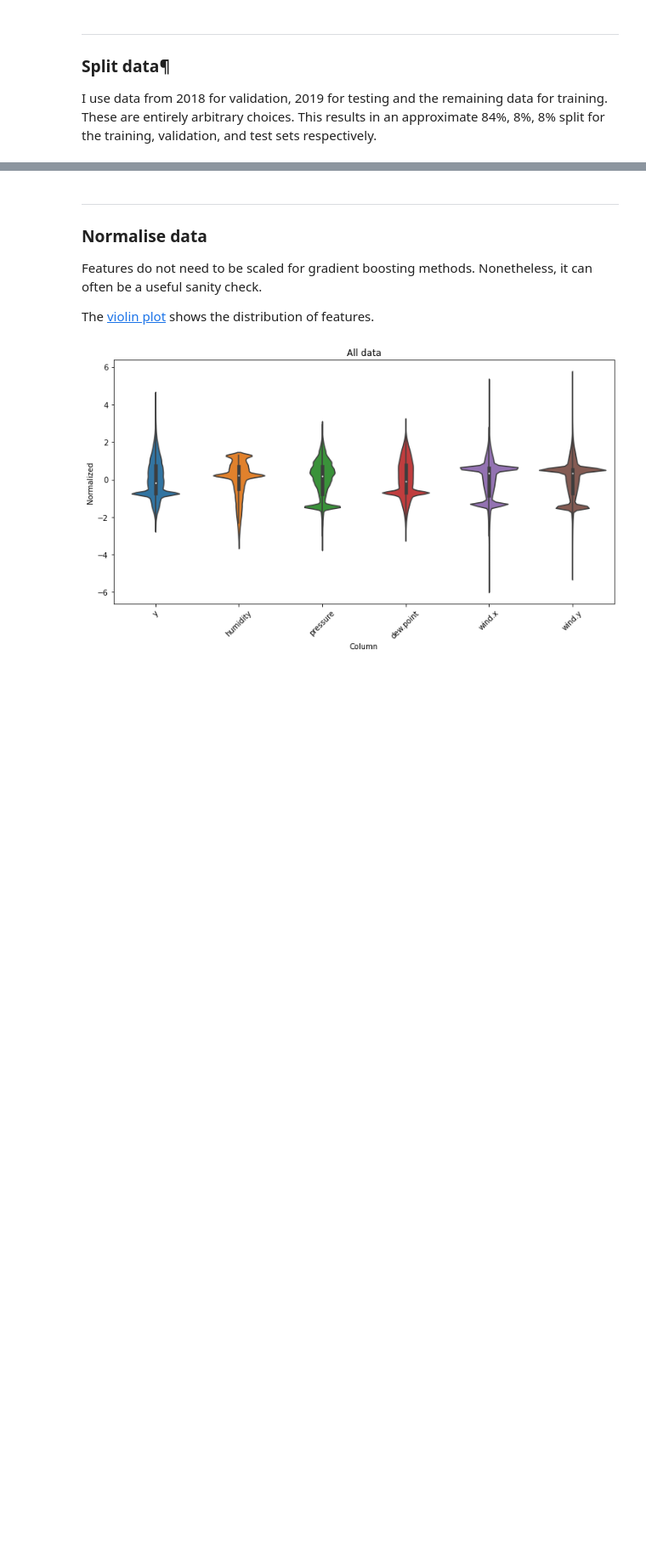
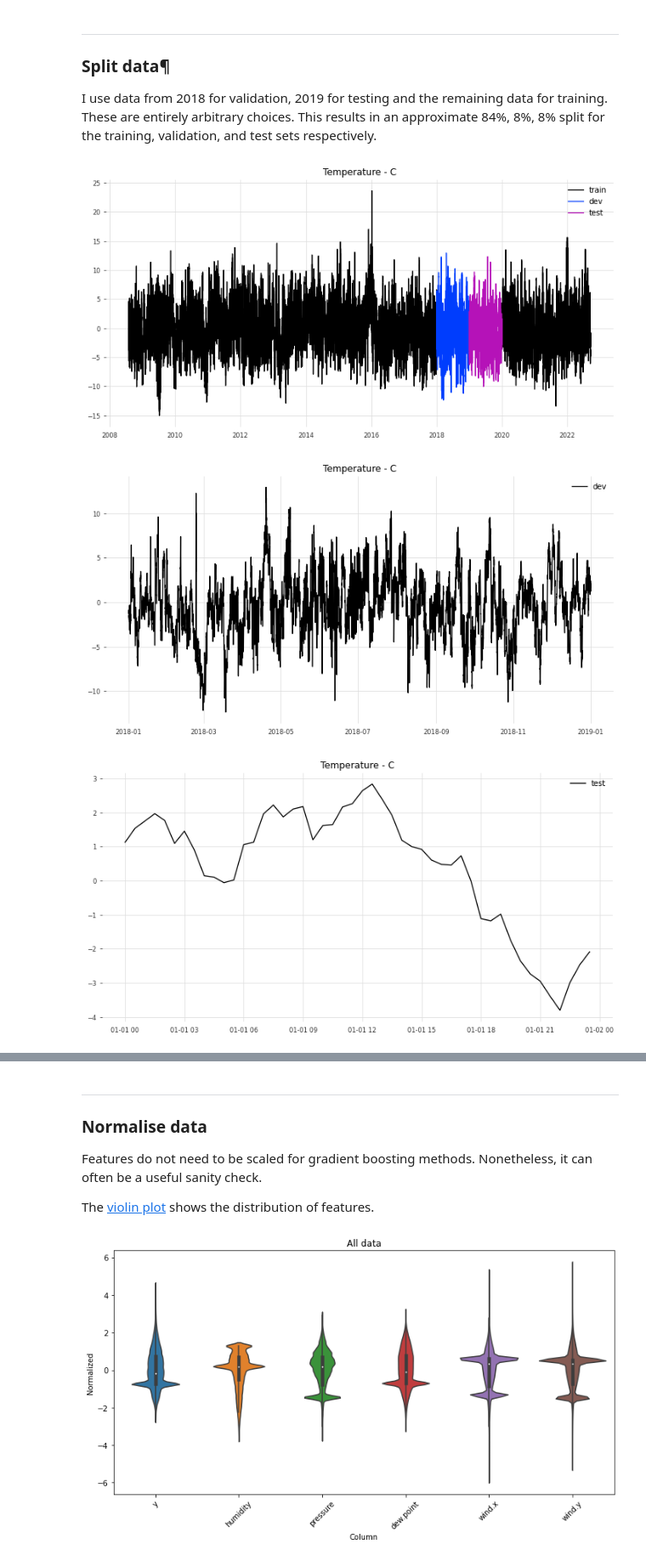
Before and after one commit to makeyourownmaker/CambridgeTemperatureNotebooks, a Jupyter notebook: notebooks/gradient_boosting.ipynb, the cells around one changed output, grey strips where cells are left out. Shown at 85% size. Saved outputs shown, nothing was run; the diff lists cells and outputs as text; code cells hidden in the pictures; blank space fills up the shorter version.

```diff
--- a/notebooks/gradient_boosting.ipynb
+++ b/notebooks/gradient_boosting.ipynb
@@ -493,6 +410,31 @@ Deprecated in NumPy 1.20; for more details and guidance: https://numpy.org/devdo
 ### Split data¶
 
 I use data from 2018 for validation, 2019 for testing and the remaining data for training. These are entirely arbitrary choices. This results in an approximate 84%, 8%, 8% split for the training, validation, and test sets respectively.
+# %%
+plt.figure(figsize = (12, 6))
+plt.plot(train_df.index, train_df.y_des)
+plt.plot(valid_df.index, valid_df.y_des)
+plt.plot(test_df.index,  test_df.y_des)
+plt.title('Temperature - C')
+plt.legend(['train', 'dev', 'test'])
+plt.show()
+
+plt.figure(figsize = (12, 6))
+plt.plot(valid_df.index, valid_df.y_des)
+plt.title('Temperature - C')
+plt.legend(['dev'])
+plt.show()
+
+n = 48
+plt.figure(figsize = (12, 6))
+plt.plot(test_df.index[:n],  test_df.y_des[:n])
+plt.title('Temperature - C')
+plt.legend(['test'])
+plt.show()
+# %% [output]
+[figure, added]
+[figure, added]
+[figure, added]
 # %%
 # keep_cols = ['ds', 'y', 'y_seasonal', 'y_des', 'humidity', 'pressure', 'dew.point', 'wind.x', 'wind.y', \
 #              'day.sin', 'day.cos', 'year.sin', 'year.cos', 'missing', 'known_inaccuracy', \
```
Also changed, not shown: parts of 15 cells of this notebook.
